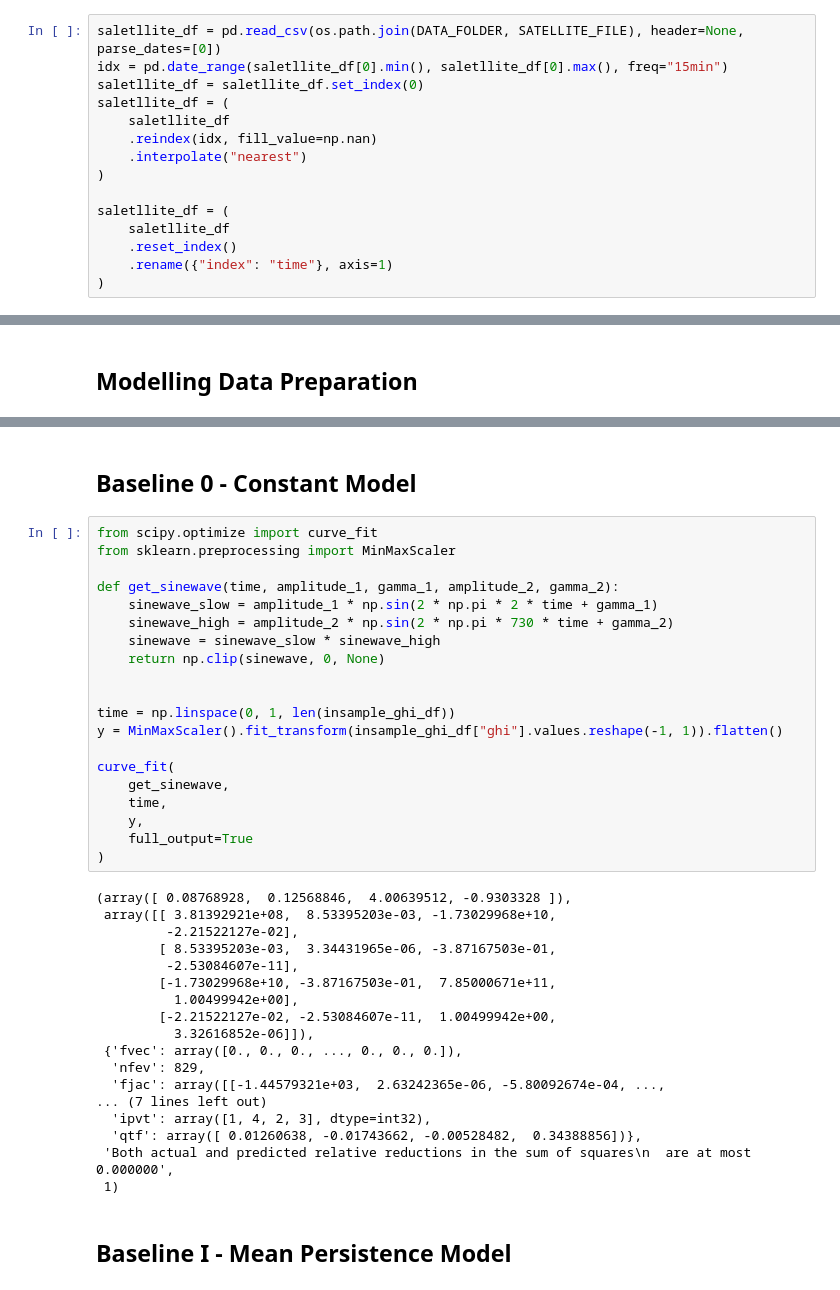
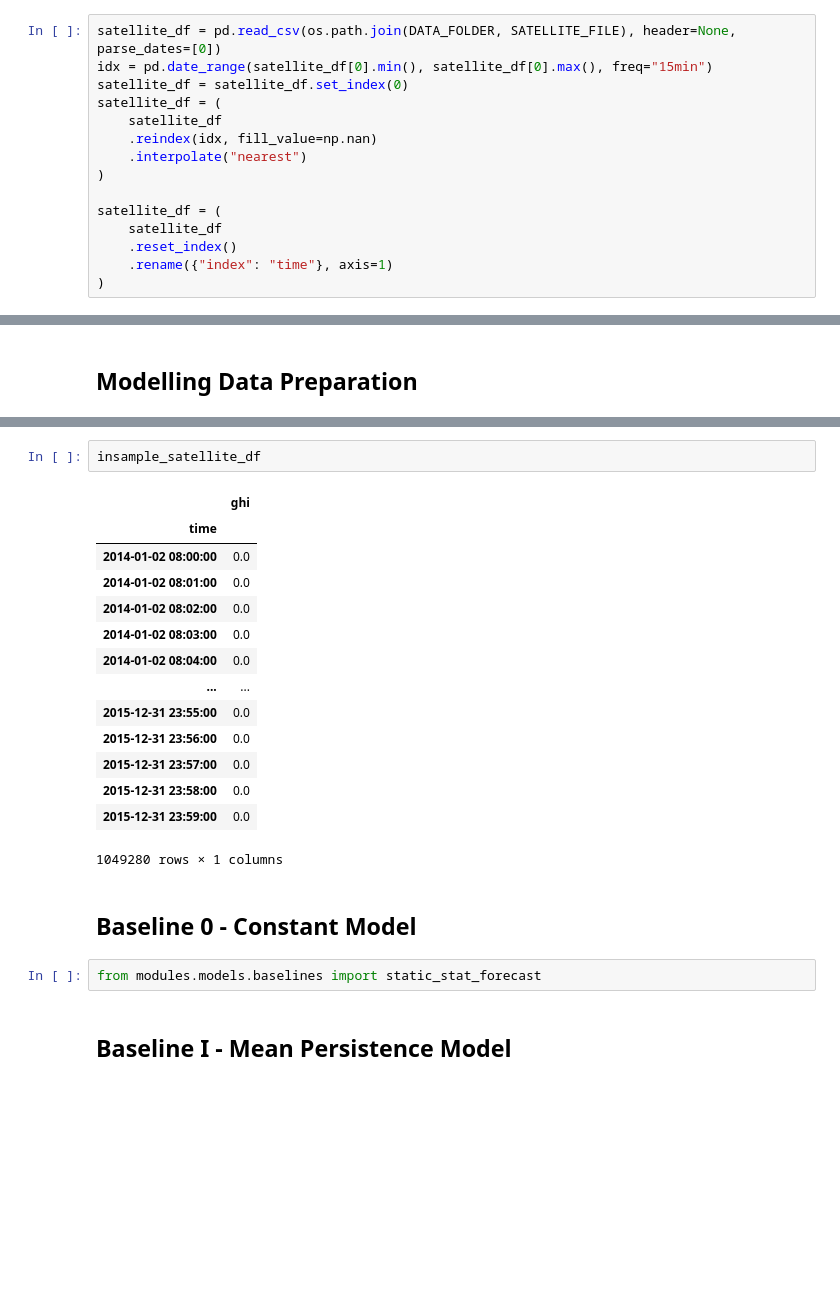
Before and after one commit to vb690/ghi_forecast, a Jupyter notebook: forecast.ipynb, the cells around one changed output, grey strips where cells are left out. Cells and saved outputs as stored; diff of their text form; blank space fills up the shorter version.

```diff
--- a/forecast.ipynb
+++ b/forecast.ipynb
@@ -78,15 +101,15 @@ weather_df = (
 # %%
-saletllite_df = pd.read_csv(os.path.join(DATA_FOLDER, SATELLITE_FILE), header=None, parse_dates=[0])
-idx = pd.date_range(saletllite_df[0].min(), saletllite_df[0].max(), freq="15min")
-saletllite_df = saletllite_df.set_index(0)
-saletllite_df = (
-    saletllite_df
+satellite_df = pd.read_csv(os.path.join(DATA_FOLDER, SATELLITE_FILE), header=None, parse_dates=[0])
+idx = pd.date_range(satellite_df[0].min(), satellite_df[0].max(), freq="15min")
+satellite_df = satellite_df.set_index(0)
+satellite_df = (
+    satellite_df
     .reindex(idx, fill_value=np.nan)
     .interpolate("nearest")
 )
 
-saletllite_df = (
-    saletllite_df
+satellite_df = (
+    satellite_df
     .reset_index()
     .rename({"index": "time"}, axis=1)
 )
@@ -325,43 +400,24 @@ insample_ghi_df = pd.merge(
+# %%
+insample_satellite_df
+# %% [output]
+|  | ghi |
+| time |  |
+| 2014-01-02 08:00:00 | 0.0 |
+| 2014-01-02 08:01:00 | 0.0 |
+| 2014-01-02 08:02:00 | 0.0 |
+| 2014-01-02 08:03:00 | 0.0 |
+| 2014-01-02 08:04:00 | 0.0 |
+| ... | ... |
+| 2015-12-31 23:55:00 | 0.0 |
+| 2015-12-31 23:56:00 | 0.0 |
+| 2015-12-31 23:57:00 | 0.0 |
+| 2015-12-31 23:58:00 | 0.0 |
+| 2015-12-31 23:59:00 | 0.0 |
+1049280 rows × 1 columns
 # %% [markdown]
 ## Baseline 0 - Constant Model
-# %%
-from scipy.optimize import curve_fit
-from sklearn.preprocessing import MinMaxScaler
-
-def get_sinewave(time, amplitude_1, gamma_1, amplitude_2, gamma_2):
-    sinewave_slow = amplitude_1 * np.sin(2 * np.pi * 2 * time + gamma_1)
-    sinewave_high = amplitude_2 * np.sin(2 * np.pi * 730 * time + gamma_2)
-    sinewave = sinewave_slow * sinewave_high
-    return np.clip(sinewave, 0, None)
-
-
-time = np.linspace(0, 1, len(insample_ghi_df))
-y = MinMaxScaler().fit_transform(insample_ghi_df["ghi"].values.reshape(-1, 1)).flatten()
-
-curve_fit(
-    get_sinewave,
-    time,
-    y,
-    full_output=True
-)
-# %% [output]
-(array([ 0.08768928,  0.12568846,  4.00639512, -0.9303328 ]),
- array([[ 3.81392921e+08,  8.53395203e-03, -1.73029968e+10,
-         -2.21522127e-02],
-        [ 8.53395203e-03,  3.34431965e-06, -3.87167503e-01,
-         -2.53084607e-11],
-        [-1.73029968e+10, -3.87167503e-01,  7.85000671e+11,
-          1.00499942e+00],
-        [-2.21522127e-02, -2.53084607e-11,  1.00499942e+00,
-          3.32616852e-06]]),
- {'fvec': array([0., 0., 0., ..., 0., 0., 0.]),
-  'nfev': 829,
-  'fjac': array([[-1.44579321e+03,  2.63242365e-06, -5.80092674e-04, ...,
-... (7 lines left out)
-  'ipvt': array([1, 4, 2, 3], dtype=int32),
-  'qtf': array([ 0.01260638, -0.01743662, -0.00528482,  0.34388856])},
- 'Both actual and predicted relative reductions in the sum of squares\n  are at most 0.000000',
- 1)
+# %%
+from modules.models.baselines import static_stat_forecast
 # %% [markdown]
 ## Baseline I - Mean Persistence Model
 # %%
```
Also changed, not shown: parts of 37 cells of this notebook, 30 other files.
